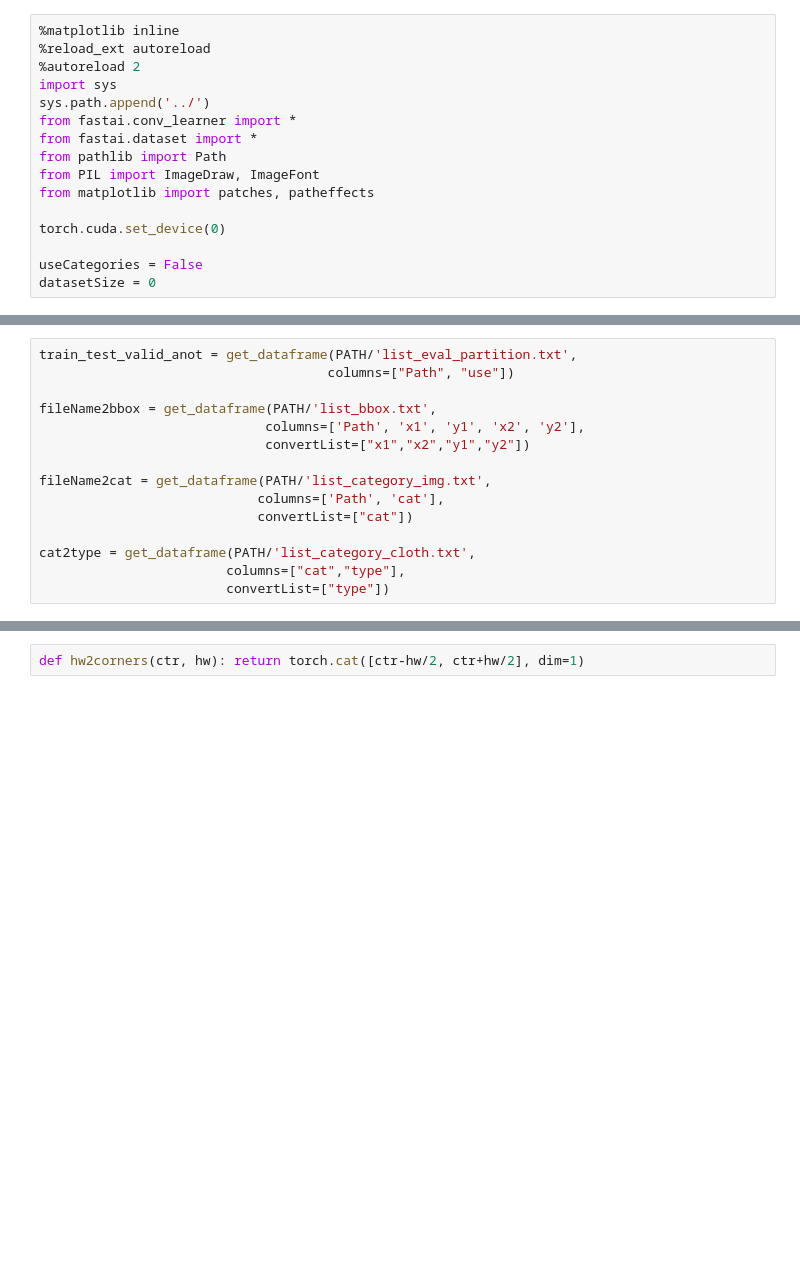
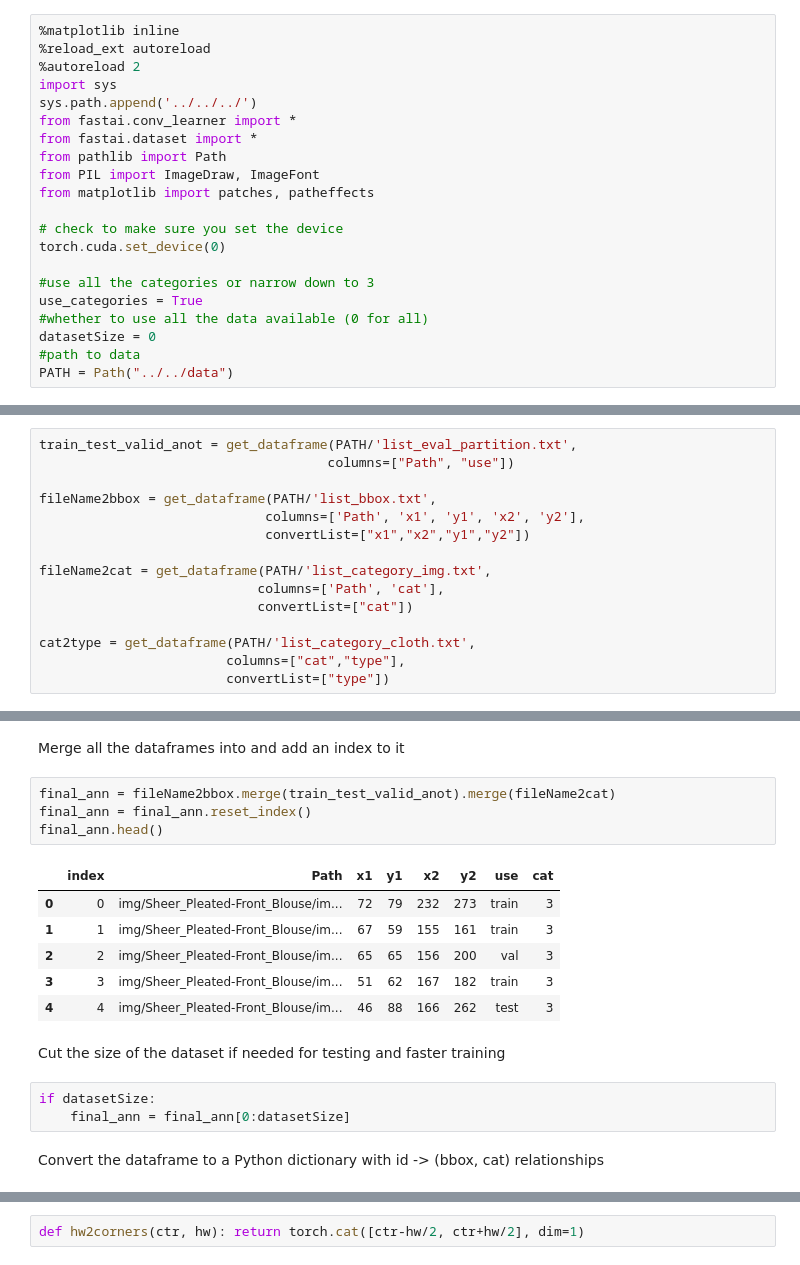
Before and after one commit to VaniOFX/Stylify, a Jupyter notebook: app/notebooks/DeepFashion-FPN.ipynb, the cells around one changed output, grey strips where cells are left out. Drawn from its saved outputs; the diff is of its cells as text; blank space fills up the shorter version.

```diff
--- a/app/notebooks/DeepFashion-FPN.ipynb
+++ b/app/notebooks/DeepFashion-FPN.ipynb
@@ -3,14 +3,19 @@
 %reload_ext autoreload
 %autoreload 2
 import sys
-sys.path.append('../')
+sys.path.append('../../../')
 from fastai.conv_learner import *
 from fastai.dataset import *
 from pathlib import Path
 from PIL import ImageDraw, ImageFont
 from matplotlib import patches, patheffects
 
+# check to make sure you set the device
 torch.cuda.set_device(0)
 
-useCategories = False
+#use all the categories or narrow down to 3
+use_categories = True
+#whether to use all the data available (0 for all)
 datasetSize = 0
+#path to data
+PATH = Path("../../data")
@@ -232,0 +69,20 @@ NameError: name 'x' is not defined
+# %% [markdown]
+Merge all the dataframes into and add an index to it
+# %%
+final_ann = fileName2bbox.merge(train_test_valid_anot).merge(fileName2cat)
+final_ann = final_ann.reset_index()
+final_ann.head()
+# %% [output]
+|  | index | Path | x1 | y1 | x2 | y2 | use | cat |
+| 0 | 0 | img/Sheer_Pleated-Front_Blouse/im... | 72 | 79 | 232 | 273 | train | 3 |
+| 1 | 1 | img/Sheer_Pleated-Front_Blouse/im... | 67 | 59 | 155 | 161 | train | 3 |
+| 2 | 2 | img/Sheer_Pleated-Front_Blouse/im... | 65 | 65 | 156 | 200 | val | 3 |
+| 3 | 3 | img/Sheer_Pleated-Front_Blouse/im... | 51 | 62 | 167 | 182 | train | 3 |
+| 4 | 4 | img/Sheer_Pleated-Front_Blouse/im... | 46 | 88 | 166 | 262 | test | 3 |
+# %% [markdown]
+Cut the size of the dataset if needed for testing and faster training
+# %%
+if datasetSize:
+    final_ann = final_ann[0:datasetSize]
+# %% [markdown]
+Convert the dataframe to a Python dictionary with id -> (bbox, cat) relationships
```
Also changed, not shown: parts of 58 cells of this notebook, 8 other files.
